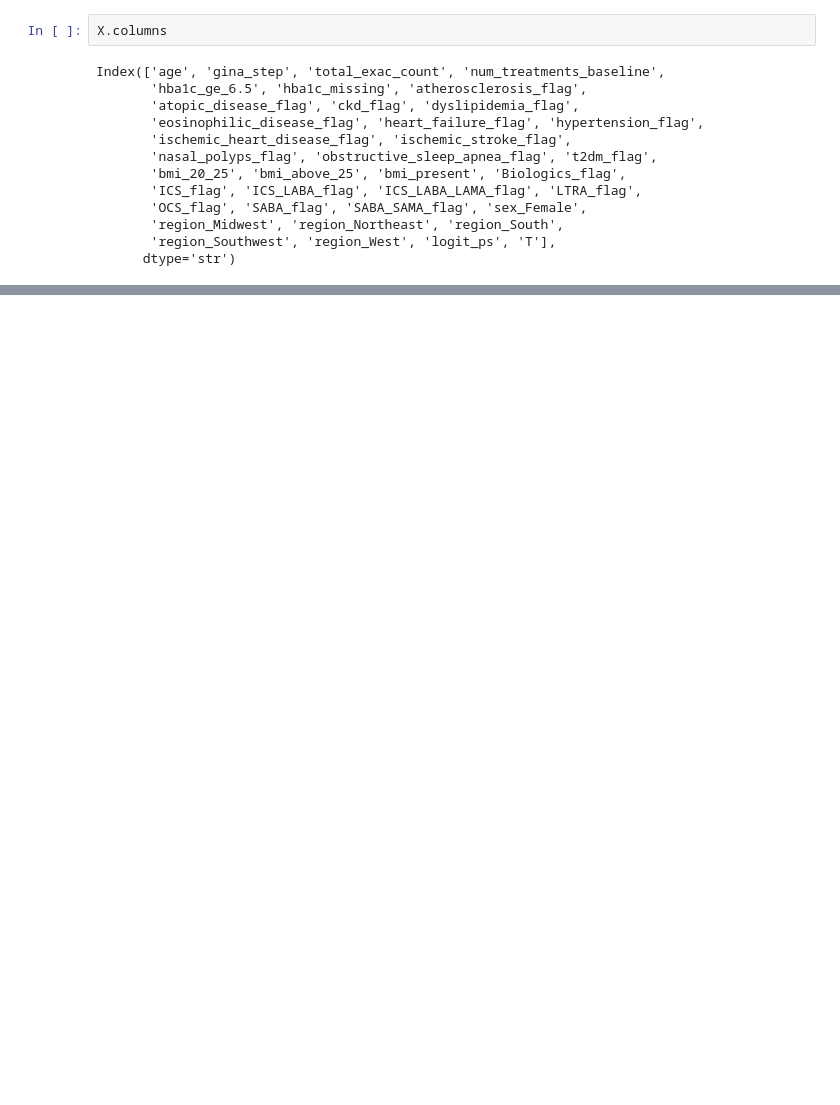
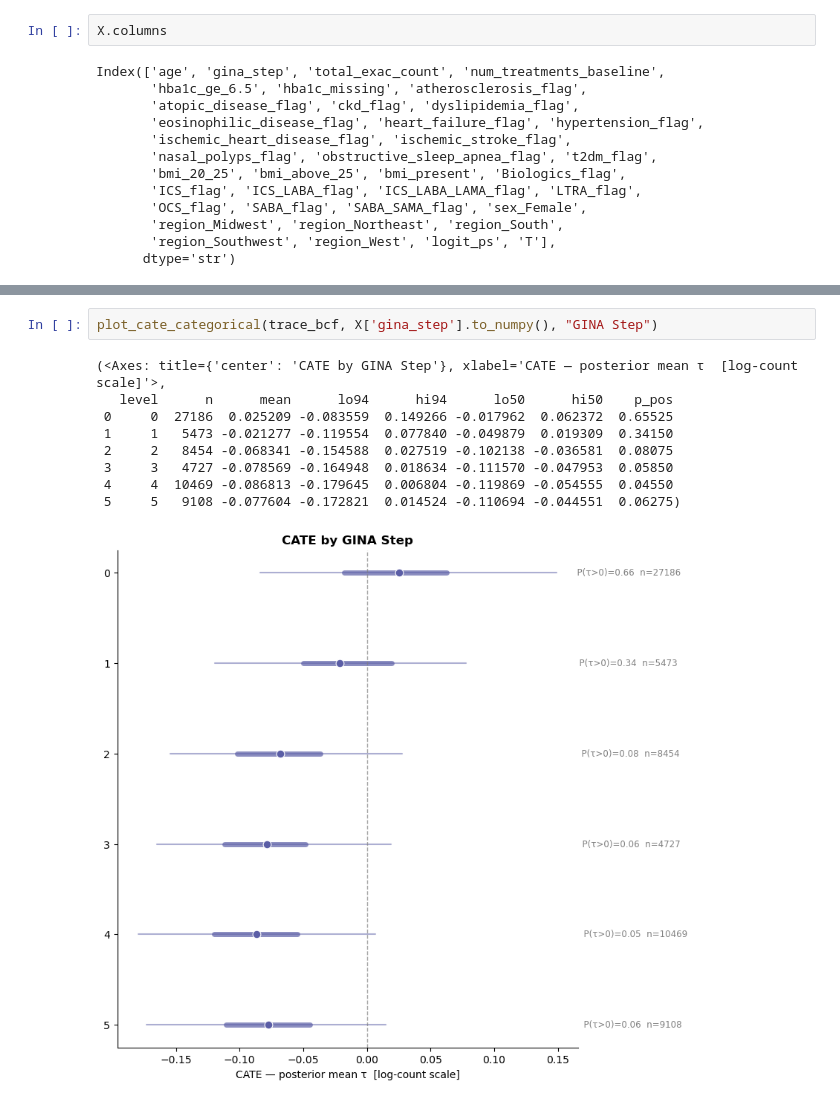
Before and after one commit to nweerasuriya/omscs, a Jupyter notebook: ISYE6420/Project/count_outcome_bcf_ZINB.ipynb, the cells around one changed output, grey strips where cells are left out. Saved outputs shown, nothing was run; the diff lists cells and outputs as text; blank space fills up the shorter version.

```diff
--- a/ISYE6420/Project/count_outcome_bcf_ZINB.ipynb
+++ b/ISYE6420/Project/count_outcome_bcf_ZINB.ipynb
@@ -679,0 +576,12 @@ plt.show()
+# %%
+plot_cate_categorical(trace_bcf, X['gina_step'].to_numpy(), "GINA Step")
+# %% [output]
+(<Axes: title={'center': 'CATE by GINA Step'}, xlabel='CATE — posterior mean τ  [log-count scale]'>,
+   level      n      mean      lo94      hi94      lo50      hi50    p_pos
+ 0     0  27186  0.025209 -0.083559  0.149266 -0.017962  0.062372  0.65525
+ 1     1   5473 -0.021277 -0.119554  0.077840 -0.049879  0.019309  0.34150
+ 2     2   8454 -0.068341 -0.154588  0.027519 -0.102138 -0.036581  0.08075
+ 3     3   4727 -0.078569 -0.164948  0.018634 -0.111570 -0.047953  0.05850
+ 4     4  10469 -0.086813 -0.179645  0.006804 -0.119869 -0.054555  0.04550
+ 5     5   9108 -0.077604 -0.172821  0.014524 -0.110694 -0.044551  0.06275)
+[figure, added]
```
Also changed, not shown: parts of 32 cells of this notebook, 2 other files.
